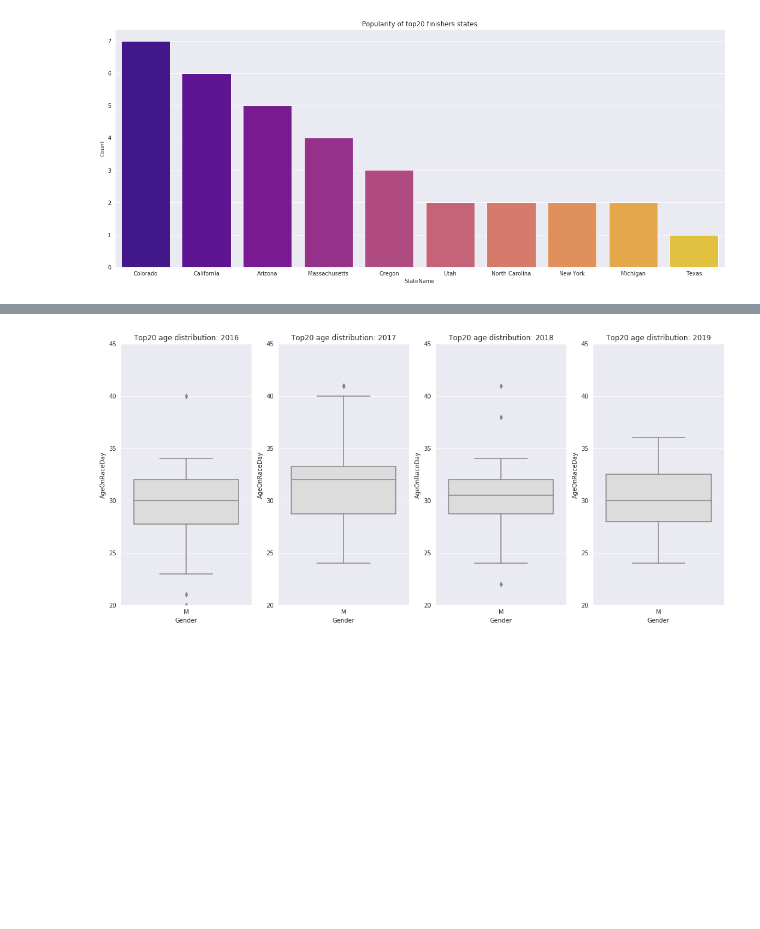
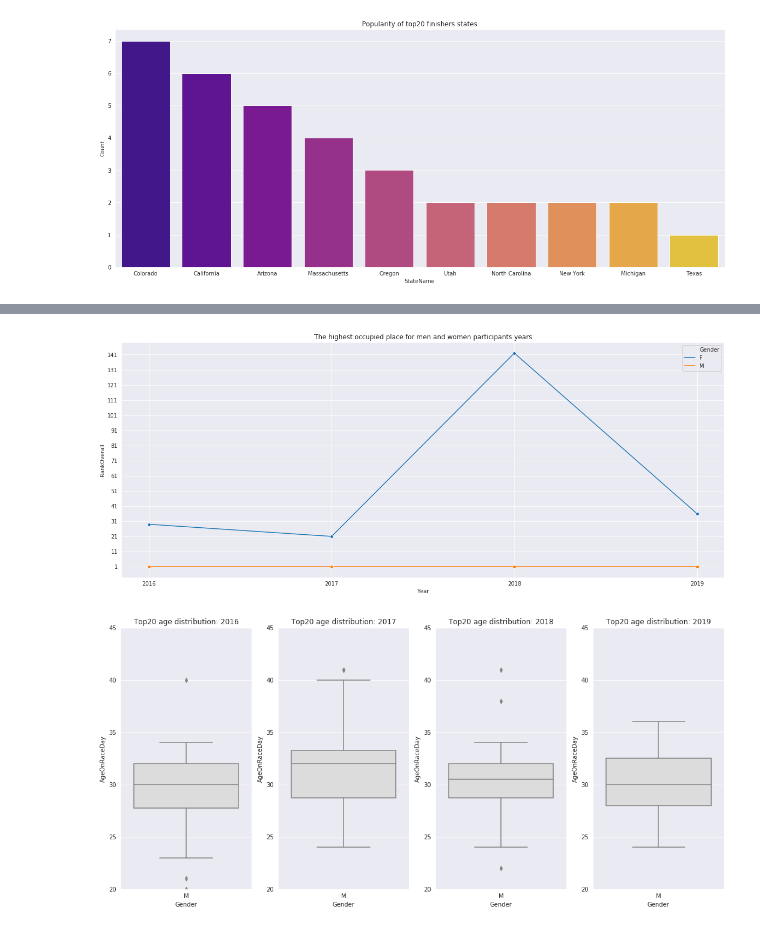
Before and after one commit to mijapa/BostonMarathonAnalisys, a Jupyter notebook: BostonMarathonTop.ipynb, the cells around one changed output, grey strips where cells are left out. Saved outputs shown, nothing was run; the diff lists cells and outputs as text; code cells hidden in the pictures; blank space fills up the shorter version.

```diff
--- a/BostonMarathonTop.ipynb
+++ b/BostonMarathonTop.ipynb
@@ -78,3 +78,13 @@ g.figure.set_size_inches(20,8)
+# %%
+s = results.groupby(['Year', 'Gender'], as_index= False).min()
+# s
+g = sns.lineplot(x="Year", y="RankOverall", marker="o", hue='Gender', dashes=True, data=s)
+g.set_title("The highest occupied place for men and women participants years")
+plt.xticks([2016,2017,2018,2019])
+plt.yticks(np.arange(min(s['RankOverall']), max(s['RankOverall'])+1, 10.0))
+g.figure.set_size_inches(20,8)
+# %% [output]
+[figure, added]
 # %%
 tx = 20
 fig, ax =plt.subplots(1,4)
```
Also changed, not shown: parts of 2 cells of this notebook.
